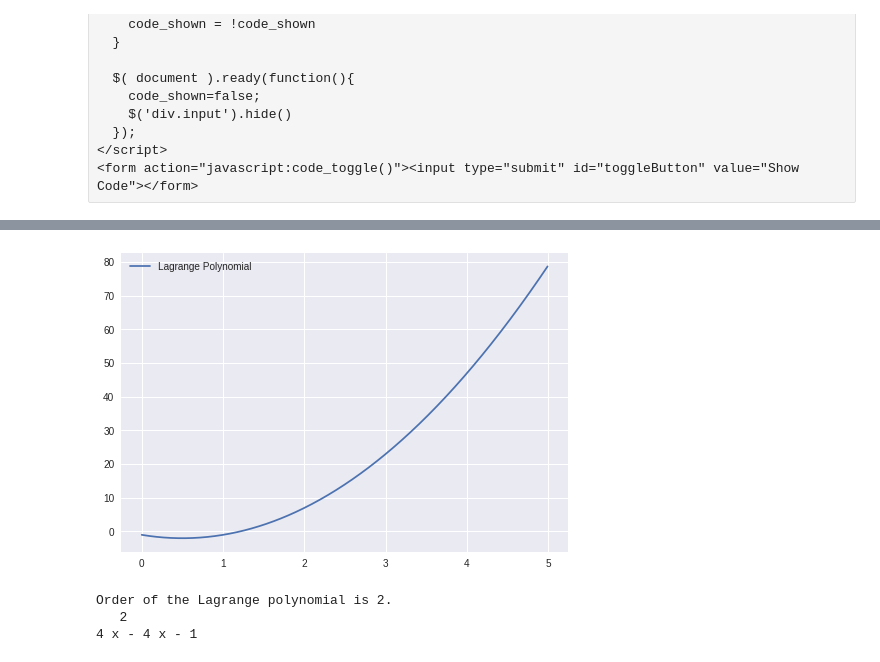
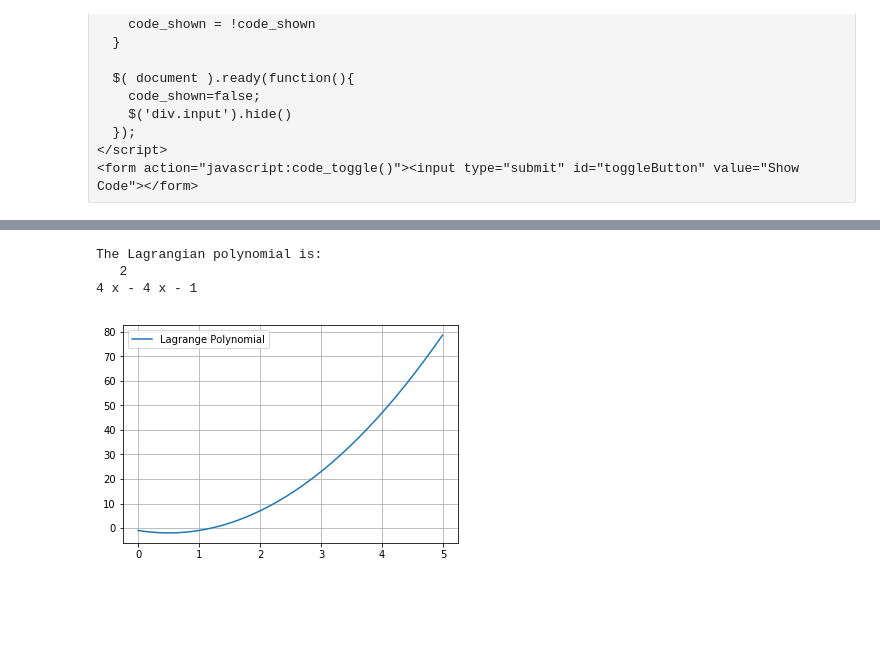
Before and after one commit to Vidhin05/Computational-and-Numerical-Methods, a Jupyter notebook: Set_6.ipynb, the cells around one changed output, grey strips where cells are left out. Drawn from its saved outputs; the diff is of its cells as text; code cells hidden in the pictures; blank space fills up the shorter version.

```diff
--- a/Set_6.ipynb
+++ b/Set_6.ipynb
@@ -24,6 +24,7 @@
 </script>
 <form action="javascript:code_toggle()"><input type="submit" id="toggleButton" value="Show Code"></form>
 # %%
+%matplotlib inline
 import numpy as np
 import matplotlib.pyplot as plt
 import pandas as pd
@@ -36,3 +37,21 @@ def plot(x, y,lab):
     plt.grid(True)
     plt.legend(loc='best')
     plt.show()
+
+def lag(x, y, xp, laglab):
+    poly = l(x, y)
+    plt.plot(xp, poly(xp), label=laglab)
+    plt.grid(True)
+    plt.legend(loc='best')
+    print("The Lagrangian polynomial is:")
+    print(poly)
+
+def lagwithfunc(f, x, y, xp, lab):
+    poly = l(x, y)
+    plt.plot(xp, f(xp), label = lab)
+    plt.plot(xp, poly(xp), label="Lagrange Polynomial")
+    plt.grid(True)
+    plt.legend(loc='best')
+    plt.show()
+    print("The Lagrangian polynomial is:")
+    print(poly)
@@ -85,16 +80,8 @@ Order of the Lagrange polynomial is 2.
 # %%
-x = np.array([0, 1, 2])
-y = np.array([-1, -1, 7])
-poly = l(x, y)
-xp = np.arange(0,5,0.01)
-plt.plot(xp, poly(xp), label="Lagrange Polynomial")
-plt.grid(True)
-plt.legend(loc='best')
+lag(np.array([0, 1, 2]), np.array([-1, -1, 7]), np.arange(0,5,0.01), "Lagrange Polynomial")
 plt.show()
-print("Order of the Lagrange polynomial is " + str(poly.order) + ".")
-print(poly)
 # %% [output]
+The Lagrangian polynomial is:
+   2
+4 x - 4 x - 1
-[figure, old version]
+[figure, new version]
-Order of the Lagrange polynomial is 2.
-   2
-4 x - 4 x - 1
```
Also changed, not shown: parts of 4 cells of this notebook.
